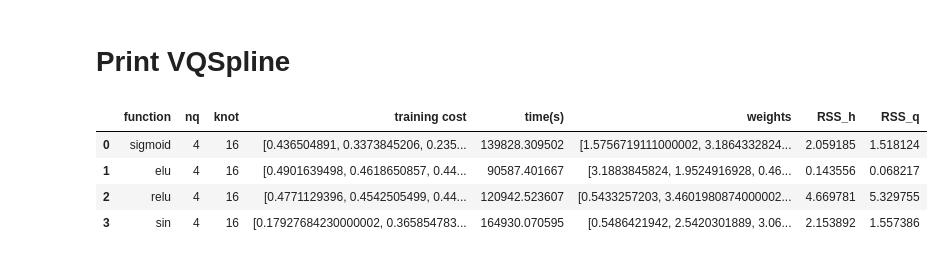
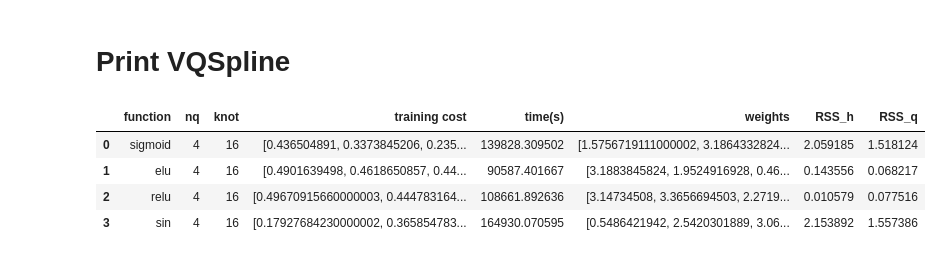
Before and after one commit to inajetovic/Variational-Quantum-Splines, a Jupyter notebook: vi_res_gvqs.ipynb, the cells around one changed output. Drawn from its saved outputs; the diff is of its cells as text; code cells hidden in the pictures.

```diff
--- a/vi_res_gvqs.ipynb
+++ b/vi_res_gvqs.ipynb
@@ -7,7 +7,7 @@ from vqls import *
 from utils import *
 import matplotlib.lines as mlines
 
-label = 'sin'
+label = 'relu'
 nq = 4
 n_step = 16
 func_out = {'sigmoid': sigmoid_t,'tanh': tanh_t,'elu': elu_t, 'relu': relu_t, 'sin':sin_m}
@@ -212,7 +215,7 @@ for flab, fun in func_out.items():
         #plt.plot(np.linspace(lower,upper,len(y_fq)),(y_q), label= f"hq {n_step}", color='blue')
         #ax[i].text(0.35,0.87, f"rmse scaled = {rssss2:.4f}\n" \
         #    f"rmse classical = {rssss:.4f}\n", fontsize=14)
-        ax[i].set_title(f'{flab}'fontsize=24)
+        ax[i].set_title(f'{flab}',fontsize=24)
         #ax[i].set_title(f'{n_step} steps',fontsize=24)
 
 
@@ -250,8 +253,8 @@ for flab, fun in func_out.items():
         best = np.argmin(df['RSS_q'])
         #if knot == 16 and flab == "sin":
         #    best = 0
-        if knot == 16 and "relu" == flab:
-            best = 0
+        #if knot == 16 and "relu" == flab:
+        #    best = 0
         weights = df['in_train_weights'][best][-1]
         tot.append([flab, nq, knot, df.training_cost[best], df.exe_time[best], weights,df.RSS_h[best], df.RSS_q[best] ])
 
@@ -314,13 +317,13 @@ for flab, fun in func_out.items():
 
         for a in matrix:
             y_fq.append(vqls_circuit.direct_prod2(el['weights'],a))
-        rssss = math.sqrt(np.square(np.subtract(y_c,np.abs(y_fq))).mean())
-        rssss2 = math.sqrt(np.square(np.subtract(y,np.abs(y_fq))).mean())
+        rssss = math.sqrt(np.square(np.subtract(y_c,y_fq)).mean())
+        rssss2 = math.sqrt(np.square(np.subtract(y,y_fq)).mean())
         rss.append(rssss)
         colorl = '#b7094c'
         colors = '#a01a58'
         #ax[i].plot(np.linspace(lower,upper,len(y_fq)),np.abs(y_fq),label= f"full quantum {n_step}", color=colorl)
-        ax[i].scatter(np.linspace(lower,upper,len(y_fq)),np.abs(y_fq), color=colors, linewidths=4)
+        ax[i].scatter(np.linspace(lower,upper,len(y_fq)),y_fq, color=colors, linewidths=4)
         #plt.scatter(np.linspace(lower,upper,len(y_fq)),(y_q), label= f"hq {n_step}", color='blue')
         #plt.plot(np.linspace(lower,upper,len(y_fq)),(y_q), label= f"hq {n_step}", color='blue')
         ax[i].text(0.4,0.9, f"rmse scaled = {rssss2:.4f}\n" \
@@ -337,31 +340,31 @@ plt.show()
 # %%
 func_out = {'sigmoid': sigmoid_t,'elu': elu_t, 'relu': relu_t, 'sin':sin_m}#'tanh': tanh_t,}
 func_list = list(func_out.keys())
 func_dict = {'sigmoid': .0,'tanh': 1.0,'elu':.12, 'relu':.0, 'sin':2}
 
 pnq = {# '3':(3,8),
         '4':(4,16)}
 columns=['function', 'nq', 'knot', 'training cost', 'time(s)', 'weights', 'RSS_h', 'RSS_q' ]
 tot = []
 for flab, fun in func_out.items():
     for nq, knot in  pnq.values():
         file_path = f"results/results_gvqs_{flab}_{nq}.json"
         df = pd.read_json(file_path)
         best = np.argmin(df['RSS_q'])
         #if knot == 16 and flab == "sin":
         #    best = 0
-        if knot == 16 and "relu" == flab:
-            best = 0
+        #if knot == 16 and "relu" == flab:
+        #    best = 0
         weights = df['in_train_weights'][best][-1]
         tot.append([flab, nq, knot, df.training_cost[best], df.exe_time[best], weights,df.RSS_h[best], df.RSS_q[best] ])
 
 df = pd.DataFrame(tot, columns=columns)
 df
 # %% [output]
 |  | function | nq | knot | training cost | time(s) | weights | RSS_h | RSS_q |
 | 0 | sigmoid | 4 | 16 | [0.436504891, 0.3373845206, 0.235... | 139828.309502 | [1.5756719111000002, 3.1864332824... | 2.059185 | 1.518124 |
 | 1 | elu | 4 | 16 | [0.4901639498, 0.4618650857, 0.44... | 90587.401667 | [3.1883845824, 1.9524916928, 0.46... | 0.143556 | 0.068217 |
-| 2 | relu | 4 | 16 | [0.4771129396, 0.4542505499, 0.44... | 120942.523607 | [0.5433257203, 3.4601980874000002... | 4.669781 | 5.329755 |
+| 2 | relu | 4 | 16 | [0.49670915660000003, 0.444783164... | 108661.892636 | [3.14734508, 3.3656694503, 2.2719... | 0.010579 | 0.077516 |
 | 3 | sin | 4 | 16 | [0.17927684230000002, 0.365854783... | 164930.070595 | [0.5486421942, 2.5420301889, 3.06... | 2.153892 | 1.557386 |
 # %%
 
```
Also changed, not shown: parts of 7 cells of this notebook, 16 other files.
